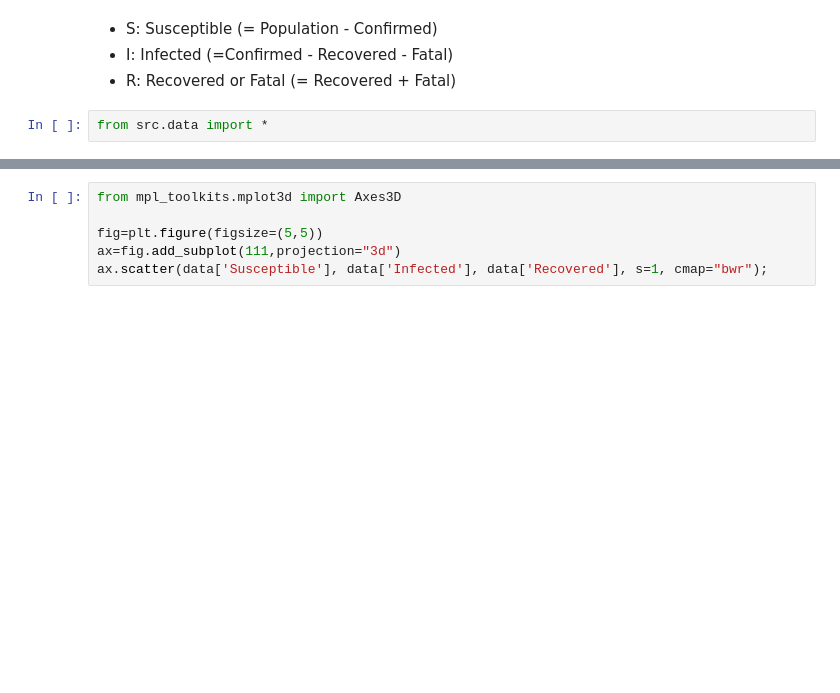
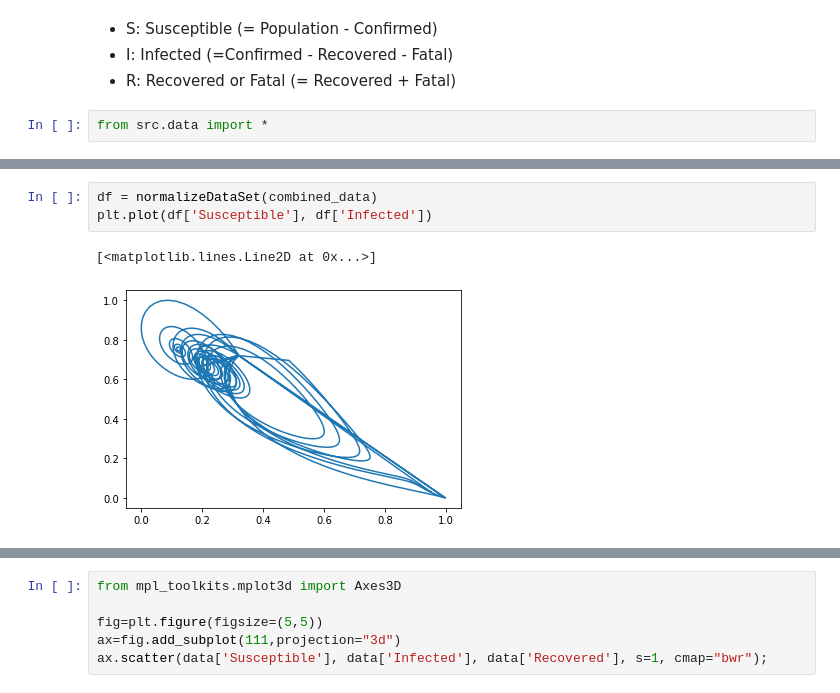
Before and after one commit to clarissanjani/MLCMS_Final-Project, a Jupyter notebook: sir_data.ipynb, the cells around one changed output, grey strips where cells are left out. Saved outputs shown, nothing was run; the diff lists cells and outputs as text; blank space fills up the shorter version.

```diff
--- a/sir_data.ipynb
+++ b/sir_data.ipynb
@@ -28,0 +34,6 @@ plt.plot(data['Susceptible'], data['Infected']);
+# %%
+df = normalizeDataSet(combined_data)
+plt.plot(df['Susceptible'], df['Infected'])
+# %% [output]
+[<matplotlib.lines.Line2D at 0x...>]
+[figure, added]
```
Also changed, not shown: parts of 6 cells of this notebook, 7 other files.
